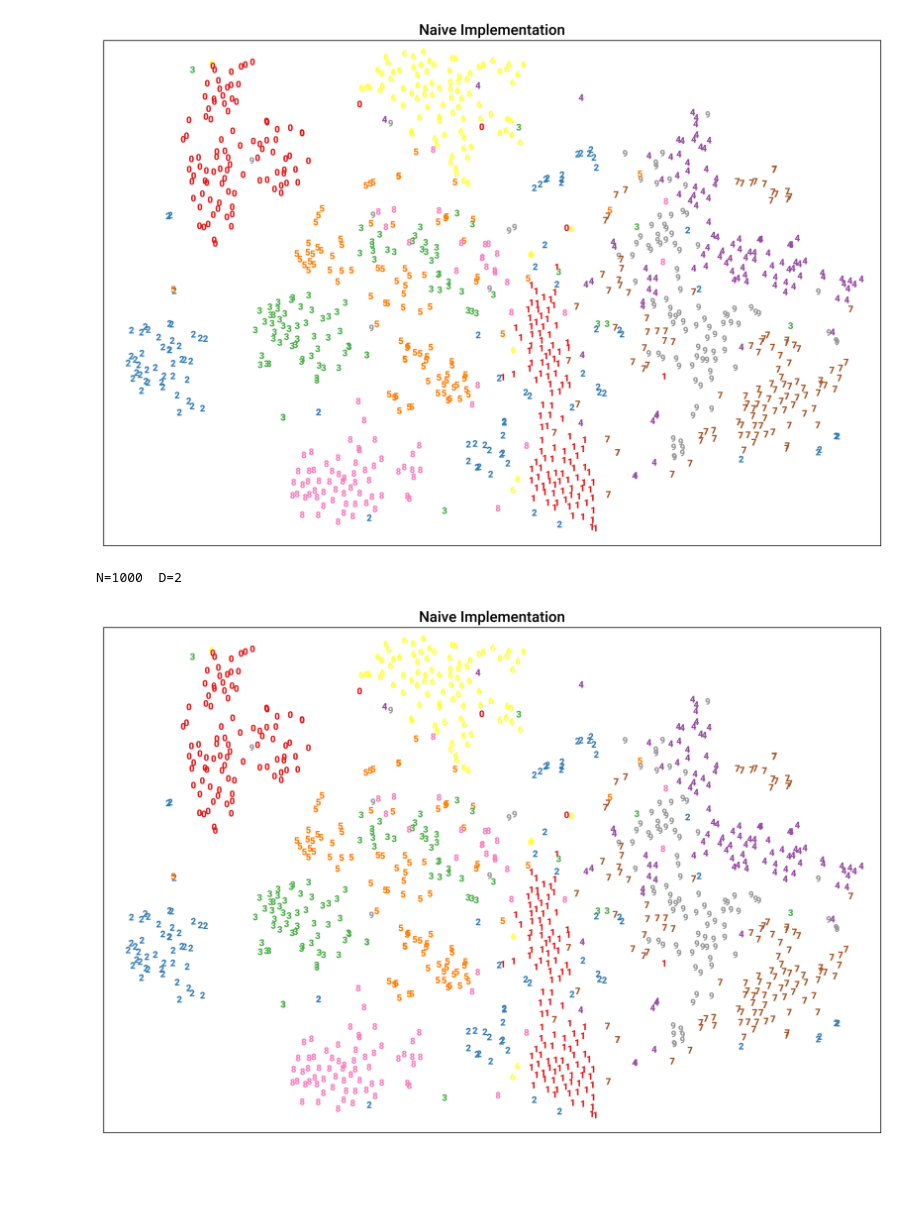
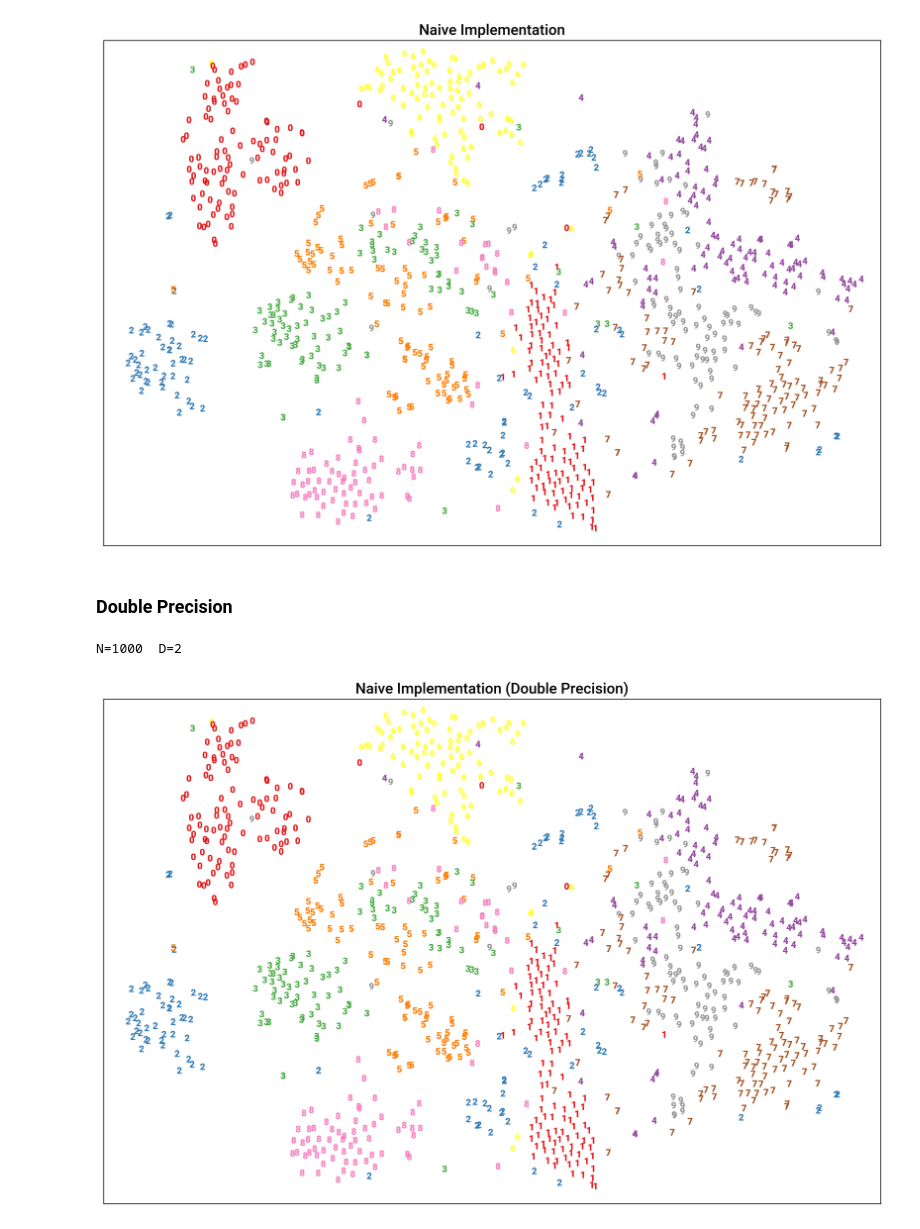
Before and after one commit to albertomontesg/fast-tsne, a Jupyter notebook: code/numerical_check/result_checking.ipynb, the cells around one changed output. Saved outputs shown, nothing was run; the diff lists cells and outputs as text; code cells hidden in the pictures; blank space fills up the shorter version.

Commit message:
Parametrized the data type between double and single precision

```diff
--- a/code/numerical_check/result_checking.ipynb
+++ b/code/numerical_check/result_checking.ipynb
@@ -9,13 +9,16 @@ import numpy as np
 # %% [markdown]
 Define some functions:
 # %%
-def read_results(file_name):
+def read_results(file_name, double=True):
     """ Read results file
     """
+    sizeof = 8 if double else 4
+    str_type = "{}d" if double else "{}f"
+
     with open(file_name, 'rb') as fil:
         N, D = struct.unpack('II', fil.read(8))
         print("N={}\tD={}".format(N, D))
-        Y = np.array(struct.unpack("{}d".format(N * D), fil.read(8 * N * D)))
+        Y = np.array(struct.unpack(str_type.format(N * D), fil.read(sizeof * N * D)))
         Y = Y.reshape(N, D)
     return Y
 
@@ -73,9 +76,11 @@ plot_embedding(Y_naive, labels, title="Naive Implementation")
 # %% [output]
 N=1000  D=2
 [figure]
+# %% [markdown]
+### Double Precision
 # %%
-Y_naive = read_results('../implementations/tsne_exact_optimizations/result.dat')
-plot_embedding(Y_naive, labels, title="Naive Implementation")
+Y_naive = read_results('../implementations/tsne_exact_optimizations/result_d.dat')
+plot_embedding(Y_naive, labels, title="Naive Implementation (Double Precision)")
 # %% [output]
 N=1000  D=2
-[figure, old version]
+[figure, new version]
```
Also changed, not shown: parts of 2 cells of this notebook, 15 other files.
